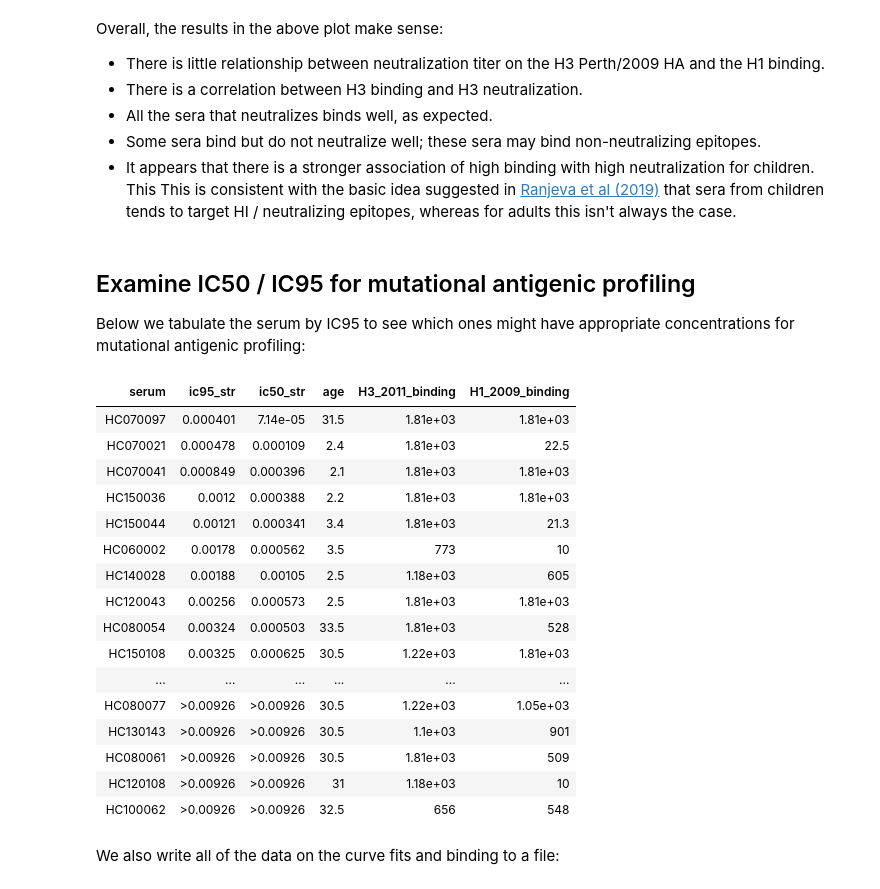
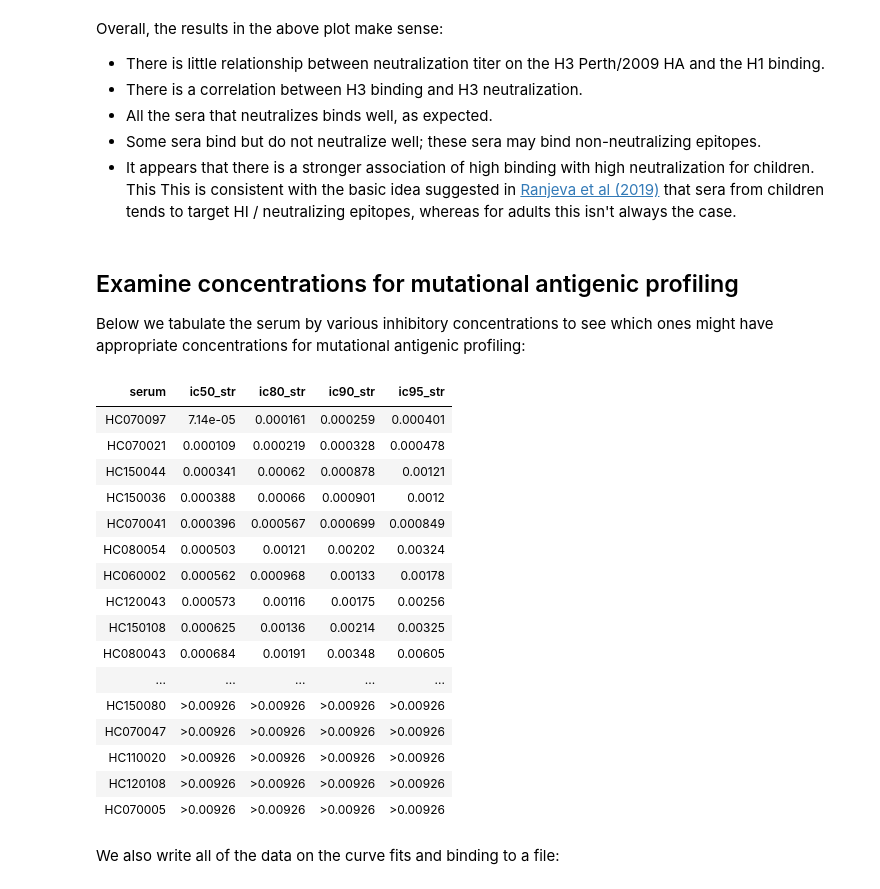
Before and after one commit to jbloomlab/map_flu_serum_Vietnam_H3_Perth2009, a Jupyter notebook: wt_neut_and_bind.ipynb, the cells around one changed output. Cells and saved outputs as stored; diff of their text form; code cells hidden in the pictures.

```diff
--- a/wt_neut_and_bind.ipynb
+++ b/wt_neut_and_bind.ipynb
@@ -149,5 +149,7 @@ Now we get the neutralization curve fit parameters (including the IC50 as well a
 # %%
-fitparams = fits.fitParams(ics=[50, 95])
+ics = [50, 80, 90, 95]
+
+fitparams = fits.fitParams(ics=ics)
 
 assert set(fitparams['serum']) <= set(sera['serum'])
 
@@ -205,33 +207,32 @@ Overall, the results in the above plot make sense:
   - It appears that there is a stronger association of high binding with high neutralization for children. This
     This is consistent with the basic idea suggested in [Ranjeva et al (2019)](https://www.nature.com/articles/s41467-019-09652-6) that sera from children tends to target HI / neutralizing epitopes, whereas for adults this isn't always the case.
 # %% [markdown]
-## Examine IC50 / IC95 for mutational antigenic profiling
-Below we tabulate the serum by IC95 to see which ones might have appropriate concentrations for mutational antigenic profiling:
+## Examine concentrations for mutational antigenic profiling
+Below we tabulate the serum by various inhibitory concentrations to see which ones might have appropriate concentrations for mutational antigenic profiling:
 # %%
 display(HTML(neut_and_bind
-             .sort_values(['ic95', 'ic50'])
-             [['serum', 'ic95_str', 'ic50_str', 'age', 'H3_2011_binding',
-               'H1_2009_binding']]
+             .sort_values('ic50')
+             [['serum'] + [f"ic{ic}_str" for ic in ics]]
              .to_html(index=False)
              ))
 # %% [output]
-| serum | ic95_str | ic50_str | age | H3_2011_binding | H1_2009_binding |
-| HC070097 | 0.000401 | 7.14e-05 | 31.5 | 1.81e+03 | 1.81e+03 |
-| HC070021 | 0.000478 | 0.000109 | 2.4 | 1.81e+03 | 22.5 |
-| HC070041 | 0.000849 | 0.000396 | 2.1 | 1.81e+03 | 1.81e+03 |
-| HC150036 | 0.0012 | 0.000388 | 2.2 | 1.81e+03 | 1.81e+03 |
-| HC150044 | 0.00121 | 0.000341 | 3.4 | 1.81e+03 | 21.3 |
-| HC060002 | 0.00178 | 0.000562 | 3.5 | 773 | 10 |
-| HC140028 | 0.00188 | 0.00105 | 2.5 | 1.18e+03 | 605 |
-| HC120043 | 0.00256 | 0.000573 | 2.5 | 1.81e+03 | 1.81e+03 |
-| HC080054 | 0.00324 | 0.000503 | 33.5 | 1.81e+03 | 528 |
-| HC150108 | 0.00325 | 0.000625 | 30.5 | 1.22e+03 | 1.81e+03 |
-| ... | ... | ... | ... | ... | ... |
-| HC080077 | >0.00926 | >0.00926 | 30.5 | 1.22e+03 | 1.05e+03 |
-| HC130143 | >0.00926 | >0.00926 | 30.5 | 1.1e+03 | 901 |
-| HC080061 | >0.00926 | >0.00926 | 30.5 | 1.81e+03 | 509 |
-| HC120108 | >0.00926 | >0.00926 | 31 | 1.18e+03 | 10 |
-| HC100062 | >0.00926 | >0.00926 | 32.5 | 656 | 548 |
+| serum | ic50_str | ic80_str | ic90_str | ic95_str |
+| HC070097 | 7.14e-05 | 0.000161 | 0.000259 | 0.000401 |
+| HC070021 | 0.000109 | 0.000219 | 0.000328 | 0.000478 |
+| HC150044 | 0.000341 | 0.00062 | 0.000878 | 0.00121 |
+| HC150036 | 0.000388 | 0.00066 | 0.000901 | 0.0012 |
+| HC070041 | 0.000396 | 0.000567 | 0.000699 | 0.000849 |
+| HC080054 | 0.000503 | 0.00121 | 0.00202 | 0.00324 |
+| HC060002 | 0.000562 | 0.000968 | 0.00133 | 0.00178 |
+| HC120043 | 0.000573 | 0.00116 | 0.00175 | 0.00256 |
+| HC150108 | 0.000625 | 0.00136 | 0.00214 | 0.00325 |
+| HC080043 | 0.000684 | 0.00191 | 0.00348 | 0.00605 |
+| ... | ... | ... | ... | ... |
+| HC150080 | >0.00926 | >0.00926 | >0.00926 | >0.00926 |
+| HC070047 | >0.00926 | >0.00926 | >0.00926 | >0.00926 |
+| HC110020 | >0.00926 | >0.00926 | >0.00926 | >0.00926 |
+| HC120108 | >0.00926 | >0.00926 | >0.00926 | >0.00926 |
+| HC070005 | >0.00926 | >0.00926 | >0.00926 | >0.00926 |
 # %% [markdown]
 We also write all of the data on the curve fits and binding to a file:
 # %%
```
Also changed, not shown: parts of 5 cells of this notebook, 3 other files.
